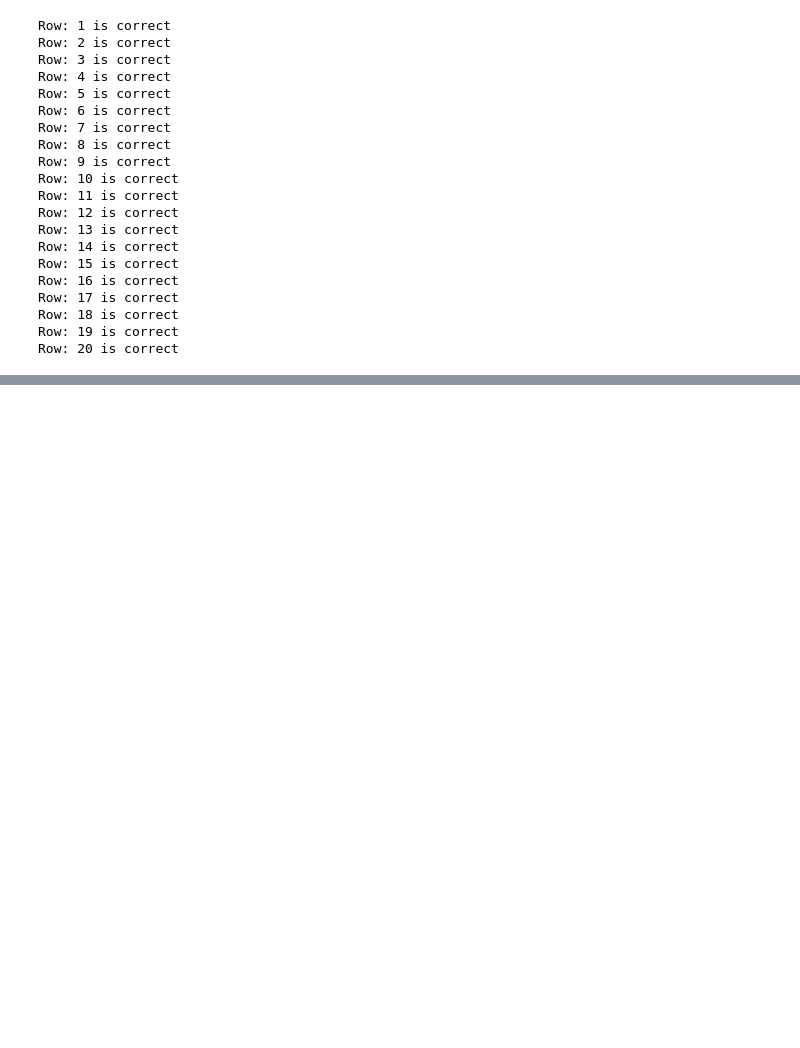
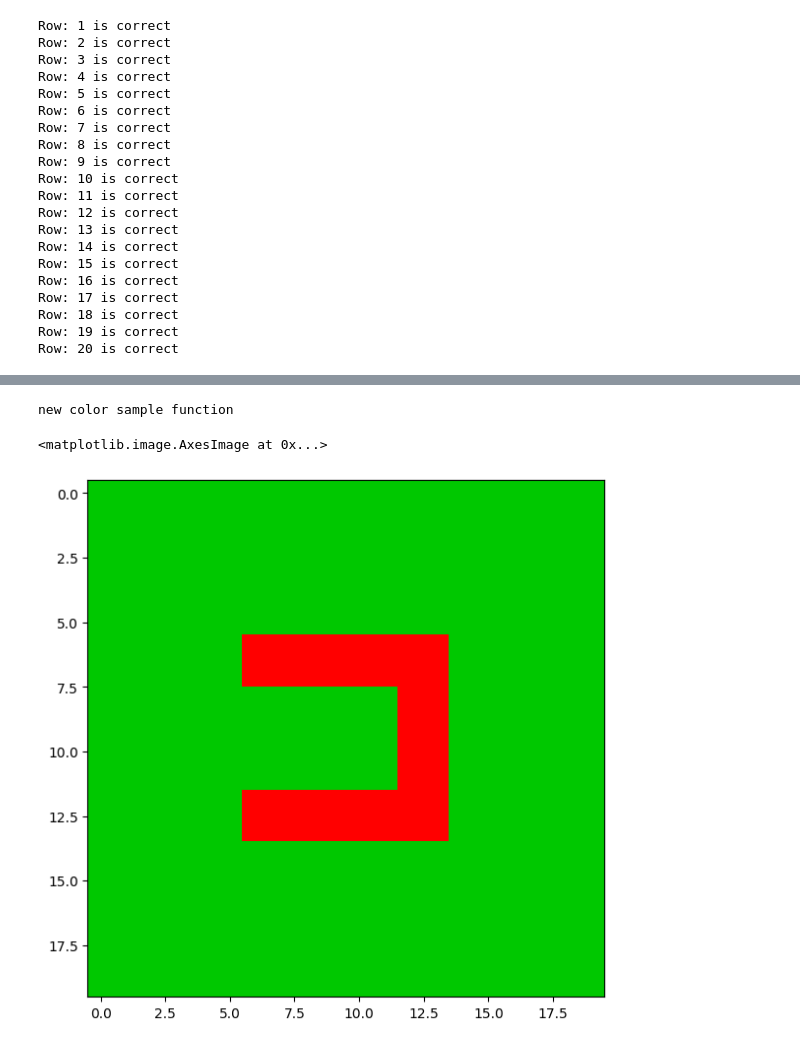
Before and after one commit to tapetenkleister/F-E_Projekt_Montage, a Jupyter notebook: code/functions/insert_missing_points.ipynb, the cells around one changed output, grey strips where cells are left out. Saved outputs shown, nothing was run; the diff lists cells and outputs as text; code cells hidden in the pictures; blank space fills up the shorter version.

```diff
--- a/code/functions/insert_missing_points.ipynb
+++ b/code/functions/insert_missing_points.ipynb
@@ -279,0 +229,4 @@ wrong_row
+# %%
+circles_list = [[x for x in tup] for lst in rows for tup in lst]
+for i in range(20):
+    print(len(rows[i]))
@@ -279,0 +254,14 @@ wrong_row
+# %%
+
+matrix_photo, matrix_photo_position= get_matrix(photo,circles_list, "photo")
+print('new color sample function')
+#for i in range(20):
+#    print(len(matrix_photo[i]))
+
+fig = plt.figure(figsize=(15,15))
+ax1 = fig.add_subplot(2,2,1)
+ax1.imshow(display_lego_pattern(matrix_photo))
+# %% [output]
+new color sample function
+<matplotlib.image.AxesImage at 0x...>
+[figure, added]
```
Also changed, not shown: parts of 13 cells of this notebook, 37 other files.
